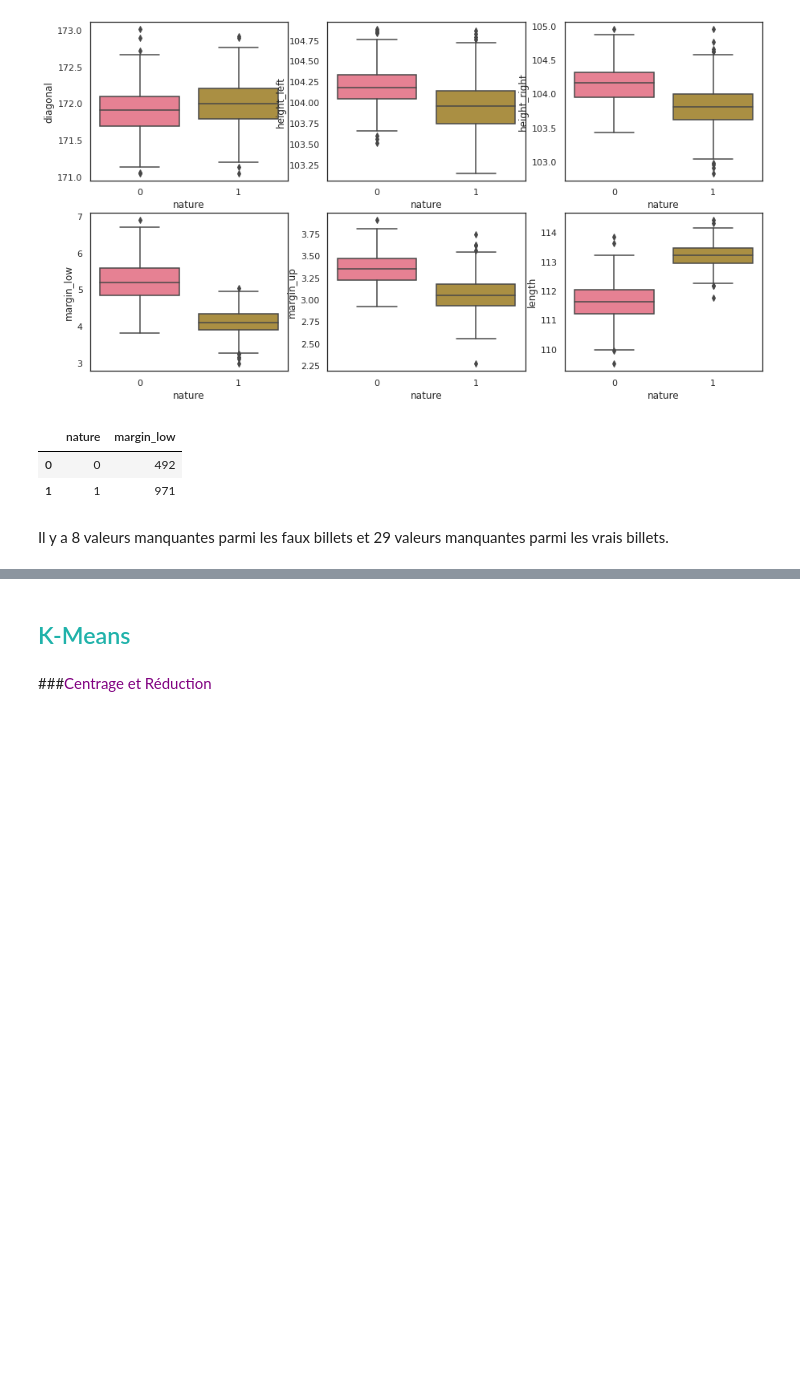
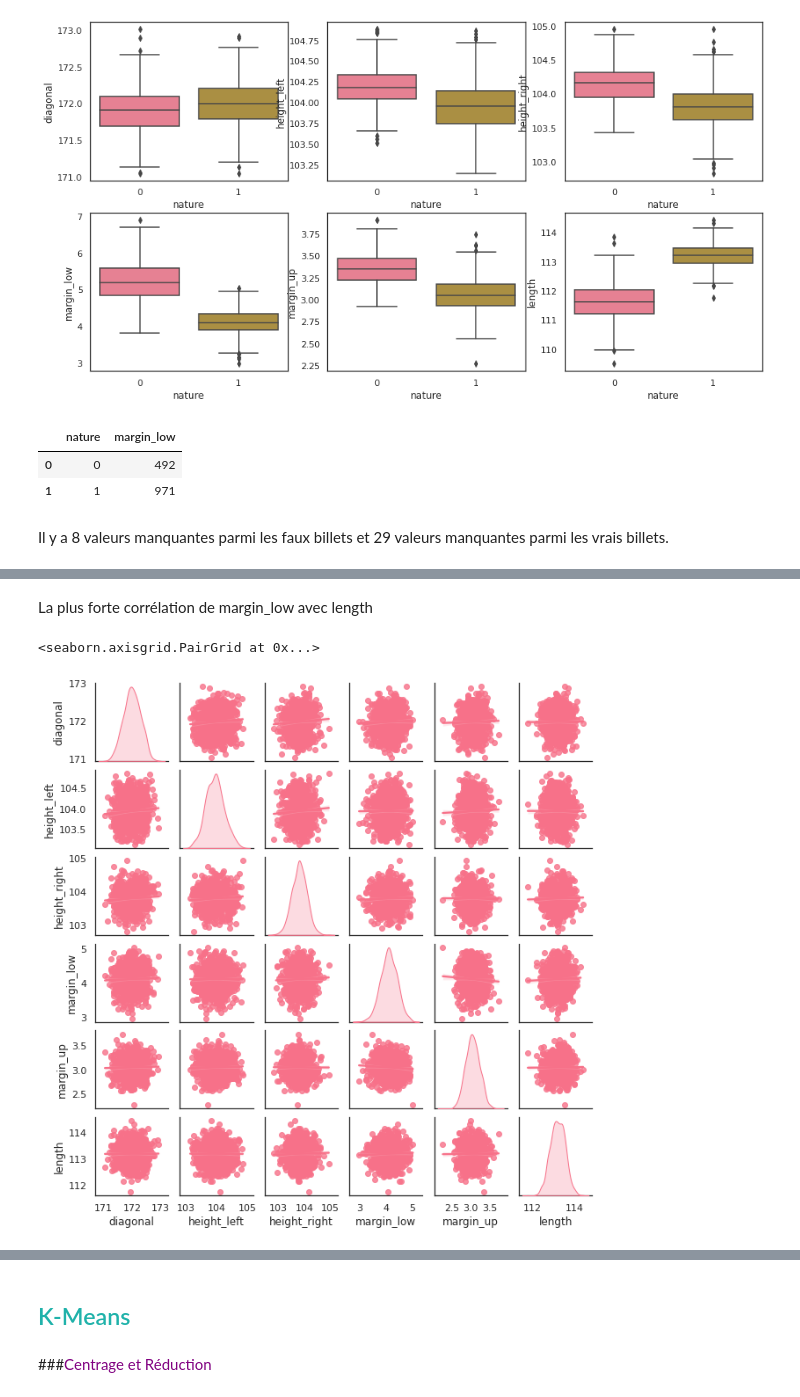
Before and after one commit to Randasabag/Detectez-des-faux-billets-avec-R-ou-Python, a Jupyter notebook: P10.ipynb, the cells around one changed output, grey strips where cells are left out. Cells and saved outputs as stored; diff of their text form; code cells hidden in the pictures; blank space fills up the shorter version.

```diff
--- a/P10.ipynb
+++ b/P10.ipynb
@@ -112,5 +112,12 @@ memory usage: 71.9 KB
 # %%
-df_billets=df_billets.replace({True : 1 , False : 0}).rename(columns={'is_genuine':'nature'})
+#renommage : is_gunuine en nature
+df_billets=df_billets.rename(columns={'is_genuine':'nature'})
+# %%
+#Encodage transforme les variables qualitatives True et False en 1 et 0
+from sklearn.preprocessing import LabelEncoder, LabelBinarizer, OrdinalEncoder, OneHotEncoder
+y = np.array(['True', 'False'])
+encoder = LabelEncoder()
+df_billets['nature'] = encoder.fit_transform(df_billets['nature'])
 # %%
 #donner un nom aux billets
 df_billets['code_billet']="b"+(df_billets.index).astype(str)
@@ -577,0 +630,7 @@ X_full=df_full[['diagonal','height_left','height_right','margin_up','length']]
+# %% [markdown]
+La plus forte corrélation de margin_low avec length
+# %%
+sns.pairplot(Vrais, diag_kind="kde",height=1.5, x_vars=variables, y_vars=variables, kind='reg')
+# %% [output]
+<seaborn.axisgrid.PairGrid at 0x...>
+[figure, added]
```
Also changed, not shown: parts of 31 cells of this notebook.
